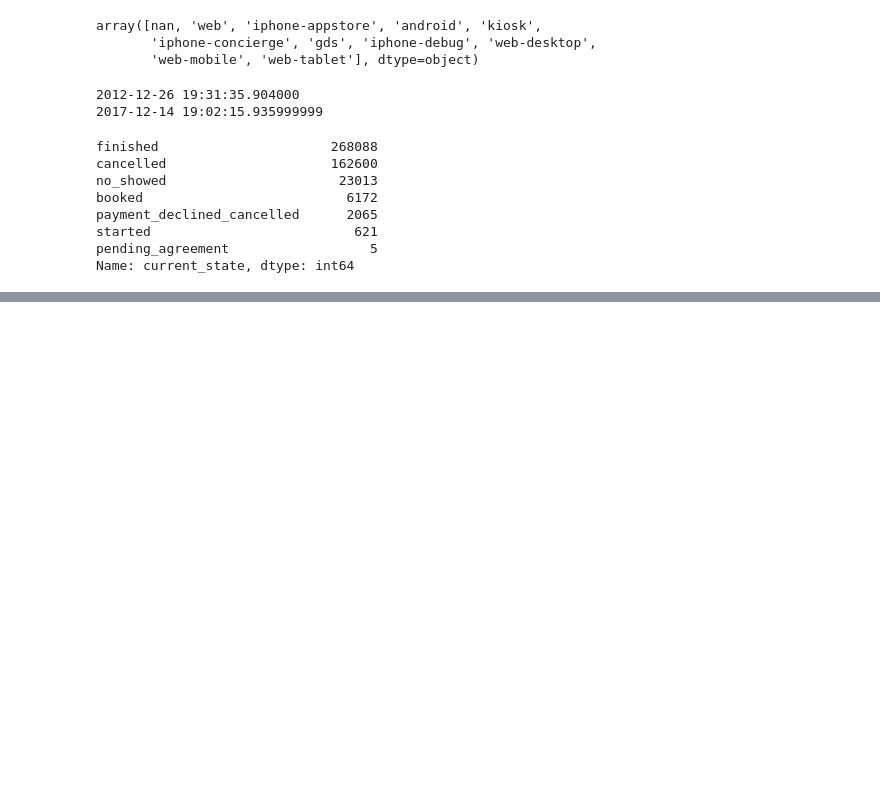
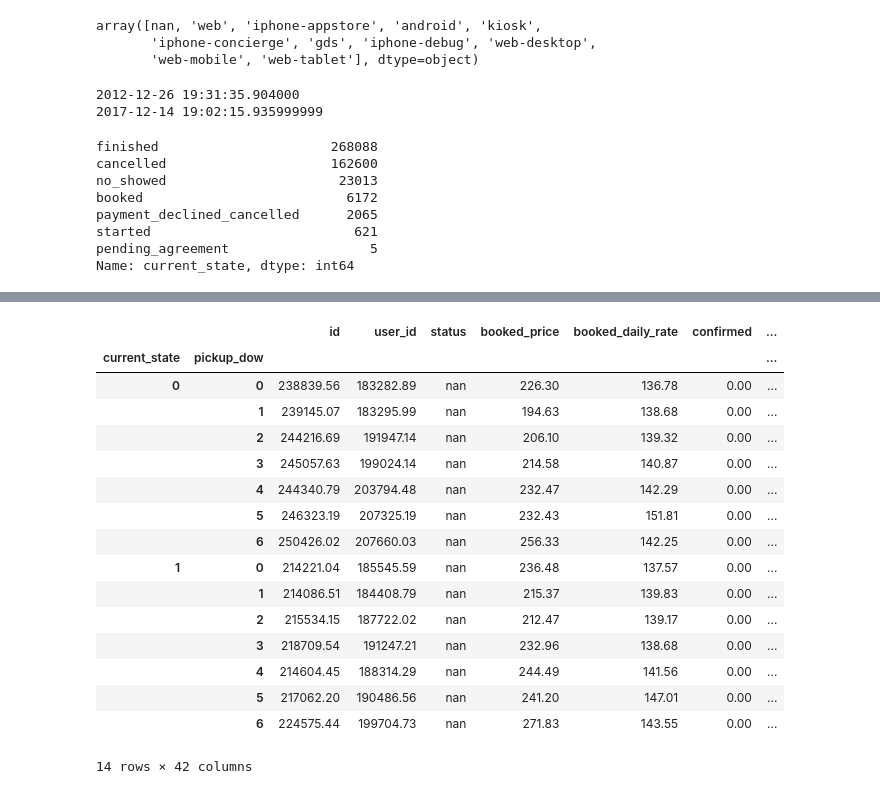
Before and after one commit to mengeling/silvercar-cancellation-predictor, a Jupyter notebook: EDA/silvercar.ipynb, the cells around one changed output, grey strips where cells are left out. Saved outputs shown, nothing was run; the diff lists cells and outputs as text; code cells hidden in the pictures; blank space fills up the shorter version.

```diff
--- a/EDA/silvercar.ipynb
+++ b/EDA/silvercar.ipynb
@@ -51,10 +55,13 @@ array([nan, 'web', 'iphone-appstore', 'android', 'kiosk',
        'iphone-concierge', 'gds', 'iphone-debug', 'web-desktop',
        'web-mobile', 'web-tablet'], dtype=object)
 # %%
-df["pickup"] = pd.to_datetime('1899-12-30') + pd.to_timedelta(df["pickup"], 'D')
-df["dropoff"] = pd.to_datetime('1899-12-30') + pd.to_timedelta(df["dropoff"], 'D')
-df["created_at"] = pd.to_datetime('1899-12-30') + pd.to_timedelta(df["created_at"], 'D')
-df["updated_at"] = pd.to_datetime('1899-12-30') + pd.to_timedelta(df["updated_at"], 'D')
+def get_datetime(series):
+    return pd.to_datetime('1899-12-30') + pd.to_timedelta(series, 'D')
+
+df["pickup"] = get_datetime(df["pickup"])
+df["dropoff"] = get_datetime(df["dropoff"])
+df["created_at"] = get_datetime(df["created_at"])
+df["updated_at"] = get_datetime(df["updated_at"])
 # %%
 print(df["created_at"].min())
 print(df["created_at"].max())
@@ -75,10 +95,9 @@ Name: current_state, dtype: int64
 # %%
-df = df[(df["current_state"] == "cancelled") | (df["current_state"] == "finished")]
+df = df[df["current_state"].isin(["cancelled", "finished"])]
 # %%
 df["current_state"] = df["current_state"].map({"cancelled": 1, "finished": 0})
 # %%
-df["time_to_pickup"] = df["pickup"] - df["created_at"]
-df["time_to_pickup"] = df["time_to_pickup"].dt.total_seconds() / 86400
+df["time_to_pickup"] = (df["pickup"] - df["created_at"]).dt.total_seconds() / 86400
 # %%
 df["used_promo"] = (df["promo_code_id"].notnull()).astype(int)
 df["same_location"] = (df["pickup_location_id"] == df["dropoff_location_id"]).astype(int)
@@ -84,0 +132,24 @@ df["same_location"] = (df["pickup_location_id"] == df["dropoff_location_id"]).as
+# %%
+df["pickup_dow"] = df["pickup"].dt.dayofweek
+df["pickup_month"] = df["pickup"].dt.month
+df["pickup_year"] = df["pickup"].dt.year
+# %%
+df.groupby(["current_state", "pickup_dow"]).mean()
+# %% [output]
+|  |  | id | user_id | status | booked_price | booked_daily_rate | confirmed | ... |
+| current_state | pickup_dow |  |  |  |  |  |  | ... |
+| 0 | 0 | 238839.56 | 183282.89 | nan | 226.30 | 136.78 | 0.00 | ... |
+|  | 1 | 239145.07 | 183295.99 | nan | 194.63 | 138.68 | 0.00 | ... |
+|  | 2 | 244216.69 | 191947.14 | nan | 206.10 | 139.32 | 0.00 | ... |
+|  | 3 | 245057.63 | 199024.14 | nan | 214.58 | 140.87 | 0.00 | ... |
+|  | 4 | 244340.79 | 203794.48 | nan | 232.47 | 142.29 | 0.00 | ... |
+|  | 5 | 246323.19 | 207325.19 | nan | 232.43 | 151.81 | 0.00 | ... |
+|  | 6 | 250426.02 | 207660.03 | nan | 256.33 | 142.25 | 0.00 | ... |
+| 1 | 0 | 214221.04 | 185545.59 | nan | 236.48 | 137.57 | 0.00 | ... |
+|  | 1 | 214086.51 | 184408.79 | nan | 215.37 | 139.83 | 0.00 | ... |
+|  | 2 | 215534.15 | 187722.02 | nan | 212.47 | 139.17 | 0.00 | ... |
+|  | 3 | 218709.54 | 191247.21 | nan | 232.96 | 138.68 | 0.00 | ... |
+|  | 4 | 214604.45 | 188314.29 | nan | 244.49 | 141.56 | 0.00 | ... |
+|  | 5 | 217062.20 | 190486.56 | nan | 241.20 | 147.01 | 0.00 | ... |
+|  | 6 | 224575.44 | 199704.73 | nan | 271.83 | 143.55 | 0.00 | ... |
+14 rows × 42 columns
```
Also changed, not shown: parts of 21 cells of this notebook, 2 other files.
